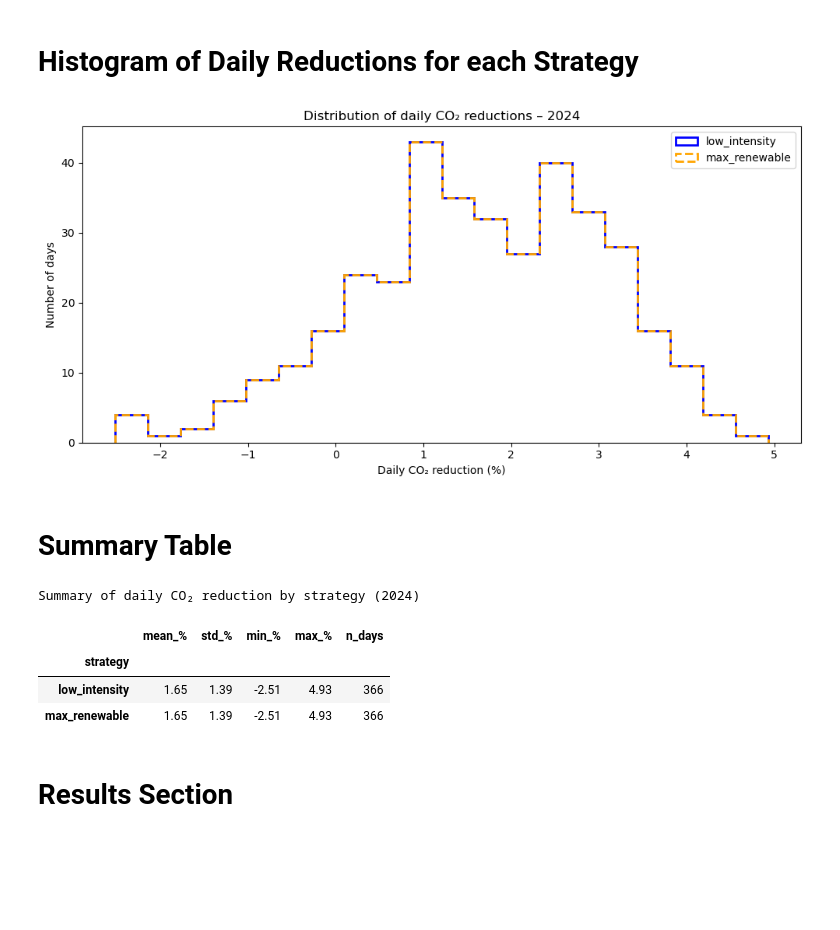
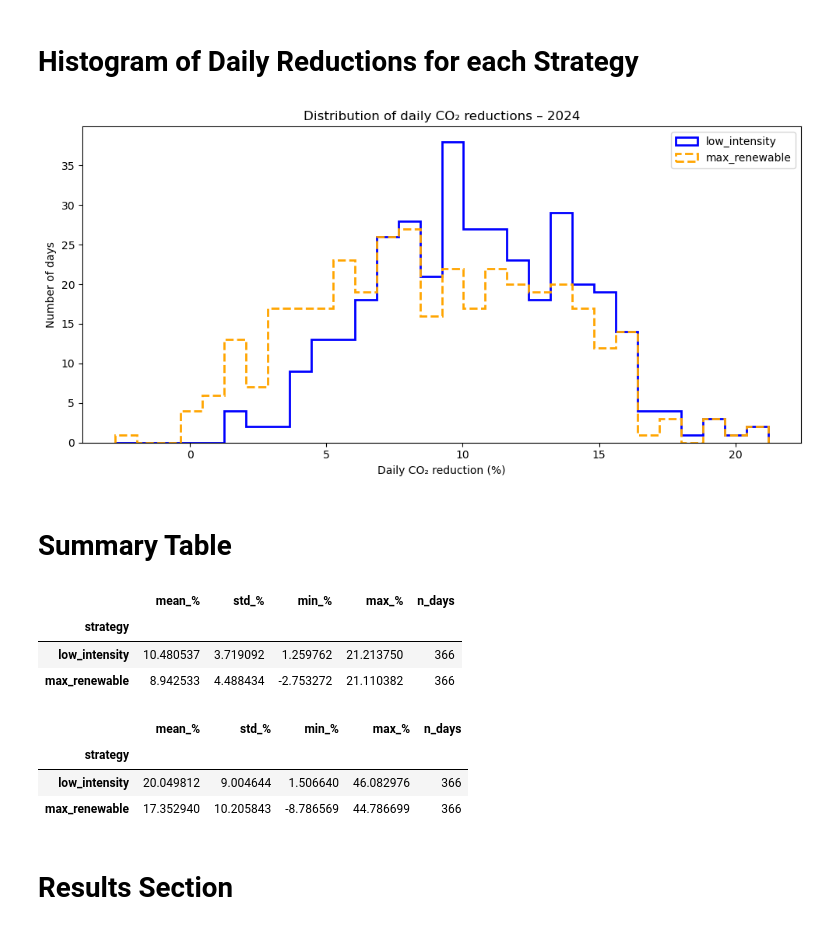
Before and after one commit to KrisN13/Forecasting-UK-Grid-Carbon-Intensity, a Jupyter notebook: notebooks/05_scenarios_and_impact.ipynb, the cells around one changed output. Cells and saved outputs as stored; diff of their text form; code cells hidden in the pictures; blank space fills up the shorter version.

```diff
--- a/notebooks/05_scenarios_and_impact.ipynb
+++ b/notebooks/05_scenarios_and_impact.ipynb
@@ -67,3 +95,14 @@ def make_household_profile(daily_kwh: float = 14.0) -> np.ndarray:
+# %%
+def generate_total_load(date, base_kwh=14.0, ev_kwh=0.0):
+    """
+    Returns base_load, ev_load, total_load as Series.
+    """
+    base_load = generate_household_load(date, daily_kwh=base_kwh)
+    ev_load = generate_ev_load(date, daily_ev_kwh=ev_kwh)
+
+    ev_load = ev_load.reindex(base_load.index).fillna(0.0)
+    total_load = base_load + ev_load
+    return base_load, ev_load, total_load
 # %% [markdown]
 A generic function that can:
 
@@ -76,6 +115,24 @@ Returns:
 - baseline load + emissions
 - shifted load + emissions
 - summary stats
+# %%
+def select_shift_hours(ci_day_df, strategy="low_intensity", n_hours=4):
+    """
+    ci_day_df: DataFrame with columns:
+      - 'CARBON_INTENSITY'
+      - 'RENEWABLE' (for max_renewable)
+    Returns a DatetimeIndex of hours to shift INTO.
+    """
+    if strategy == "low_intensity":
+        order = ci_day_df["CARBON_INTENSITY"].sort_values()
+    elif strategy == "max_renewable":
+        if "RENEWABLE" not in ci_day_df.columns:
+            raise ValueError("RENEWABLE column is required for 'max_renewable' strategy.")
+        order = ci_day_df["RENEWABLE"].sort_values(ascending=False)
+    else:
+        raise ValueError(f"Unknown strategy: {strategy}")
+
+    return order.index[:n_hours]
 # %%
 def compute_renewable_share(df_day: pd.DataFrame) -> pd.Series:
     """
@@ -450,11 +578,12 @@ def plot_reduction_histogram(df_red: pd.DataFrame, bins: int = 20, title: str =
     plt.title(title or "Distribution of Daily CO₂ Reductions")
     plt.legend()
     plt.tight_layout()
+    plt.savefig("C:/Users/Krist/OneDrive/Documents/Data Analysis/Practice/Carbon/assets/distribution_of_daily_CO2_2024.png", dpi=150)
     plt.show()
 
 # Example:
-plot_reduction_histogram(df_red_2024, bins=20, title="Distribution of daily CO₂ reductions – 2024")
+plot_reduction_histogram(df_red_2024, bins=30, title="Distribution of daily CO₂ reductions – 2024")
 # %% [output]
-[figure, old version]
+[figure, new version]
 # %% [markdown]
 # Summary Table
@@ -550,24 +631,38 @@ def style_reduction_summary(summary_df: pd.DataFrame):
     )
     return styled
 # %%
-# 4. Run end-to-end for 2024
-df_red_2024 = compute_daily_reductions_over_range(
+df_red_std_2024 = compute_daily_reductions_over_range(
     "2024-01-01",
     "2024-12-31",
     flexible_share=0.3,
     daily_kwh=14.0,
+    ev_kwh=0.0,
 )
 
-summary_2024 = summarize_reductions(df_red_2024)
-
-# Display styled summary in the notebook
-style_reduction_summary(summary_2024)
+summary_std_2024 = summarize_reductions(df_red_std_2024)
+summary_std_2024
 # %% [output]
-Summary of daily CO₂ reduction by strategy (2024)
 |  | mean_% | std_% | min_% | max_% | n_days |
 | strategy |  |  |  |  |  |
-| low_intensity | 1.65 | 1.39 | -2.51 | 4.93 | 366 |
-| max_renewable | 1.65 | 1.39 | -2.51 | 4.93 | 366 |
+| low_intensity | 10.480537 | 3.719092 | 1.259762 | 21.213750 | 366 |
+| max_renewable | 8.942533 | 4.488434 | -2.753272 | 21.110382 | 366 |
+# %%
+# EV Scenario
+df_red_ev_2024 = compute_daily_reductions_over_range(
+    "2024-01-01",
+    "2024-12-31",
+    flexible_share=0.3,
+    daily_kwh=14.0,
+    ev_kwh=7.0,
+)
+
+summary_ev_2024 = summarize_reductions(df_red_ev_2024)
+summary_ev_2024
+# %% [output]
+|  | mean_% | std_% | min_% | max_% | n_days |
+| strategy |  |  |  |  |  |
+| low_intensity | 20.049812 | 9.004644 | 1.506640 | 46.082976 | 366 |
+| max_renewable | 17.352940 | 10.205843 | -8.786569 | 44.786699 | 366 |
 # %% [markdown]
 # Results Section
 # %% [markdown]
```
Also changed, not shown: parts of 11 cells of this notebook, 3 other files.
